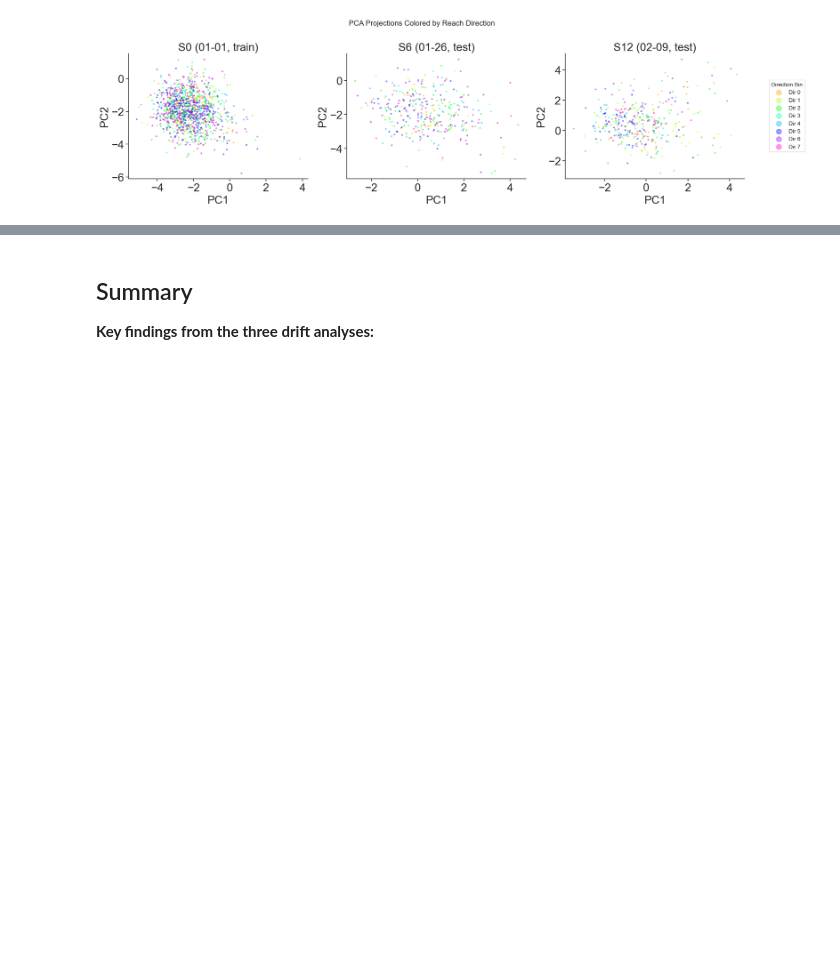
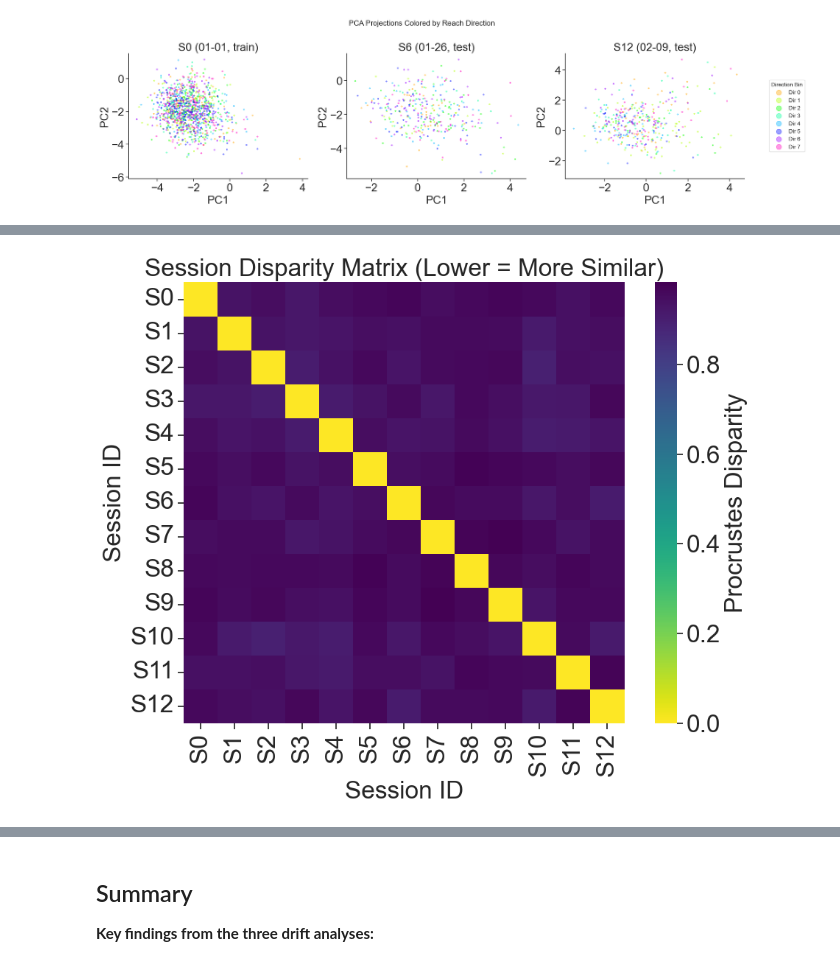
Before and after one commit to HelloUniversePyC/Falcon-Neuro-Geometry, a Jupyter notebook: drift_characterization.ipynb, the cells around one changed output, grey strips where cells are left out. Drawn from its saved outputs; the diff is of its cells as text; code cells hidden in the pictures; blank space fills up the shorter version.

Commit message:
Added Procrustes and Cosine Sim and Diagnostics with firing rate

```diff
--- a/drift_characterization.ipynb
+++ b/drift_characterization.ipynb
@@ -503,0 +508,35 @@ plt.show()
+# %%
+from scipy.spatial import procrustes
+from scipy.linalg import orthogonal_procrustes
+
+# align session-mean-subtracted PC trajectories
+# subsample to same length N for comparability
+N_ALIGN = 500
+disparity_matrix = np.zeros((n_sessions, n_sessions))
+
+for i, sid_i in enumerate(session_ids):
+    Xi = projected[sid_i][:N_ALIGN, :10]  # top 10 PCs, first N_ALIGN timepoints
+    for j, sid_j in enumerate(session_ids):
+        Xj = projected[sid_j][:N_ALIGN, :10]
+        _, _, disparity = procrustes(Xi, Xj)
+        disparity_matrix[i, j] = disparity
+
+plt.figure(figsize=(10, 8))
+
+# Create heatmap
+sns.heatmap(
+    disparity_matrix,
+    xticklabels=session_ids,
+    yticklabels=session_ids,
+    cmap="viridis_r", # "viridis_r" or "magma" often good for distances
+    square=True,
+    cbar_kws={'label': 'Procrustes Disparity'}
+)
+
+plt.title("Session Disparity Matrix (Lower = More Similar)")
+plt.xlabel("Session ID")
+plt.ylabel("Session ID")
+plt.tight_layout()
+plt.show()
+# %% [output]
+[figure, added]
```
Also changed, not shown: parts of 9 cells of this notebook.
